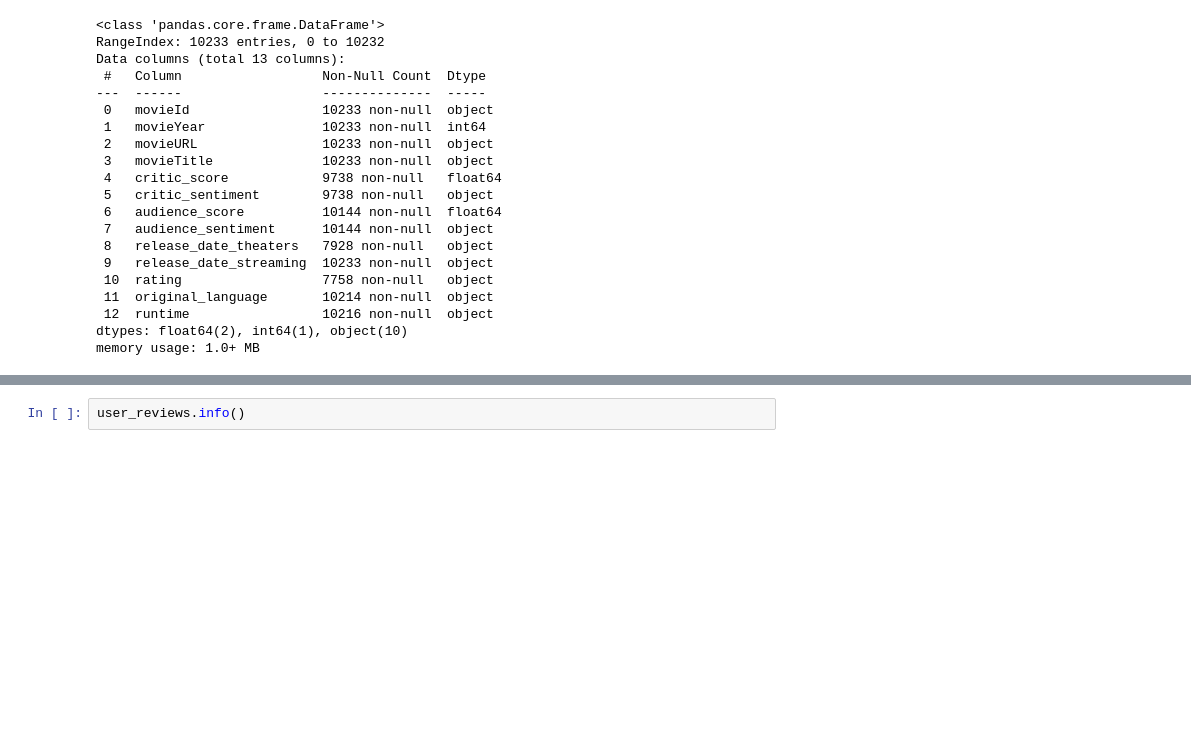
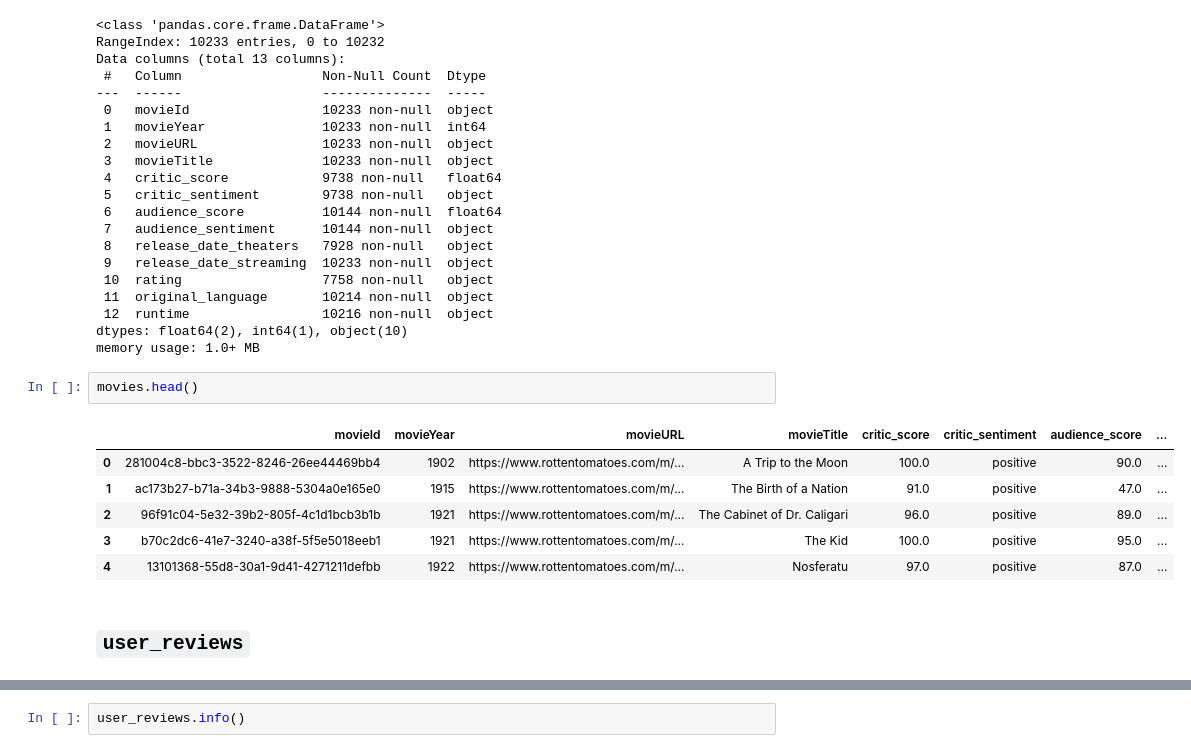
Before and after one commit to chingu-voyages/v51-tier3-team-39, a Jupyter notebook: chingu.ipynb, the cells around one changed output, grey strips where cells are left out. Cells and saved outputs as stored; diff of their text form; blank space fills up the shorter version.

```diff
--- a/chingu.ipynb
+++ b/chingu.ipynb
@@ -57,3 +111,14 @@ Data columns (total 13 columns):
  12  runtime                 10216 non-null  object
 dtypes: float64(2), int64(1), object(10)
 memory usage: 1.0+ MB
+# %%
+movies.head()
+# %% [output]
+|  | movieId | movieYear | movieURL | movieTitle | critic_score | critic_sentiment | audience_score | ... |
+| 0 | 281004c8-bbc3-3522-8246-26ee44469bb4 | 1902 | https://www.rottentomatoes.com/m/... | A Trip to the Moon | 100.0 | positive | 90.0 | ... |
+| 1 | ac173b27-b71a-34b3-9888-5304a0e165e0 | 1915 | https://www.rottentomatoes.com/m/... | The Birth of a Nation | 91.0 | positive | 47.0 | ... |
+| 2 | 96f91c04-5e32-39b2-805f-4c1d1bcb3b1b | 1921 | https://www.rottentomatoes.com/m/... | The Cabinet of Dr. Caligari | 96.0 | positive | 89.0 | ... |
+| 3 | b70c2dc6-41e7-3240-a38f-5f5e5018eeb1 | 1921 | https://www.rottentomatoes.com/m/... | The Kid | 100.0 | positive | 95.0 | ... |
+| 4 | 13101368-55d8-30a1-9d41-4271211defbb | 1922 | https://www.rottentomatoes.com/m/... | Nosferatu | 97.0 | positive | 87.0 | ... |
+# %% [markdown]
+## `user_reviews`
```
Also changed, not shown: parts of 8 cells of this notebook.
